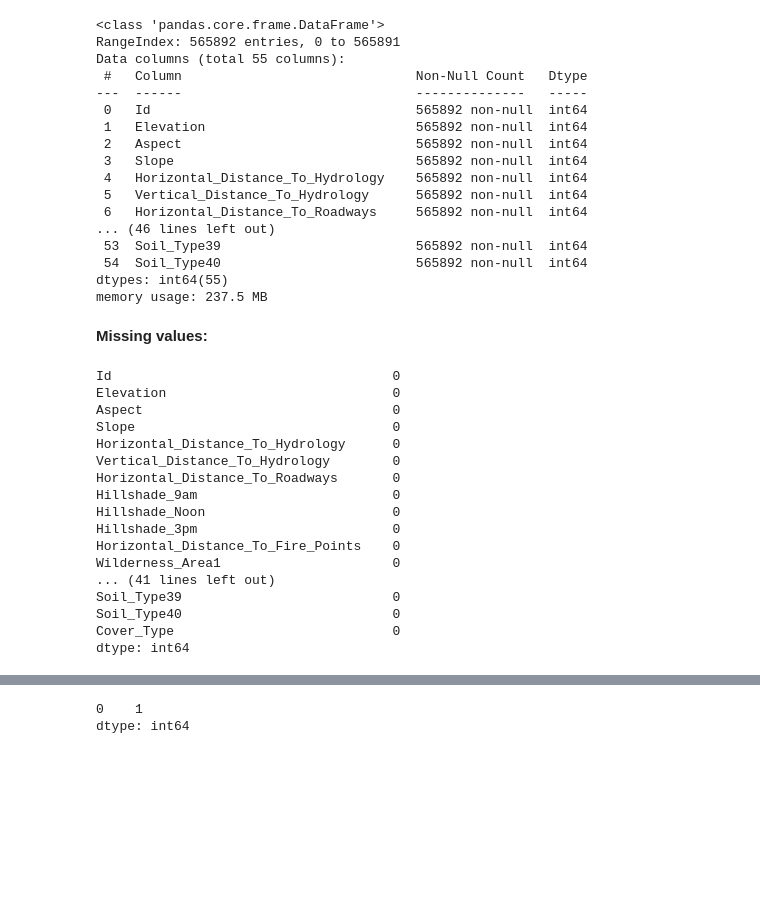
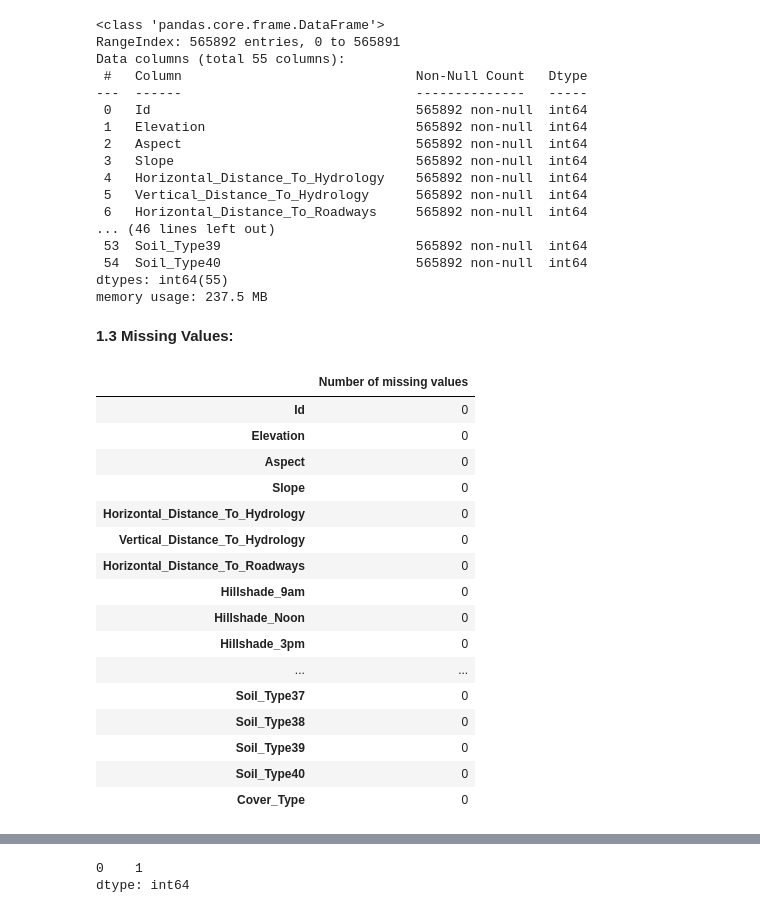
Before and after one commit to Behzad-h/forest_covertypes, a Jupyter notebook: forest_data_analysis.ipynb, the cells around one changed output, grey strips where cells are left out. Drawn from its saved outputs; the diff is of its cells as text; code cells hidden in the pictures; blank space fills up the shorter version.

```diff
--- a/forest_data_analysis.ipynb
+++ b/forest_data_analysis.ipynb
@@ -82,27 +88,27 @@ Data columns (total 55 columns):
 dtypes: int64(55)
 memory usage: 237.5 MB
 # %% [markdown]
-**Missing values:**
+**1.3 Missing Values:**
 # %%
-# checking the number of null values in the train dataset
-train.isnull().sum()
+# checking the number of null (missing) values in the train dataset
+pd.DataFrame(train.isnull().sum(), columns=['Number of missing values'])
 # %% [output]
-Id                                    0
-Elevation                             0
-Aspect                                0
-Slope                                 0
-Horizontal_Distance_To_Hydrology      0
-Vertical_Distance_To_Hydrology        0
-Horizontal_Distance_To_Roadways       0
-Hillshade_9am                         0
-Hillshade_Noon                        0
-Hillshade_3pm                         0
-Horizontal_Distance_To_Fire_Points    0
-Wilderness_Area1                      0
-... (41 lines left out)
-Soil_Type39                           0
-Soil_Type40                           0
-Cover_Type                            0
-dtype: int64
+|  | Number of missing values |
+| Id | 0 |
+| Elevation | 0 |
+| Aspect | 0 |
+| Slope | 0 |
+| Horizontal_Distance_To_Hydrology | 0 |
+| Vertical_Distance_To_Hydrology | 0 |
+| Horizontal_Distance_To_Roadways | 0 |
+| Hillshade_9am | 0 |
+| Hillshade_Noon | 0 |
+| Hillshade_3pm | 0 |
+| ... | ... |
+| Soil_Type37 | 0 |
+| Soil_Type38 | 0 |
+| Soil_Type39 | 0 |
+| Soil_Type40 | 0 |
+| Cover_Type | 0 |
 # %%
 # checking the number of null values in the test dataset
```
Also changed, not shown: parts of 36 cells of this notebook.
